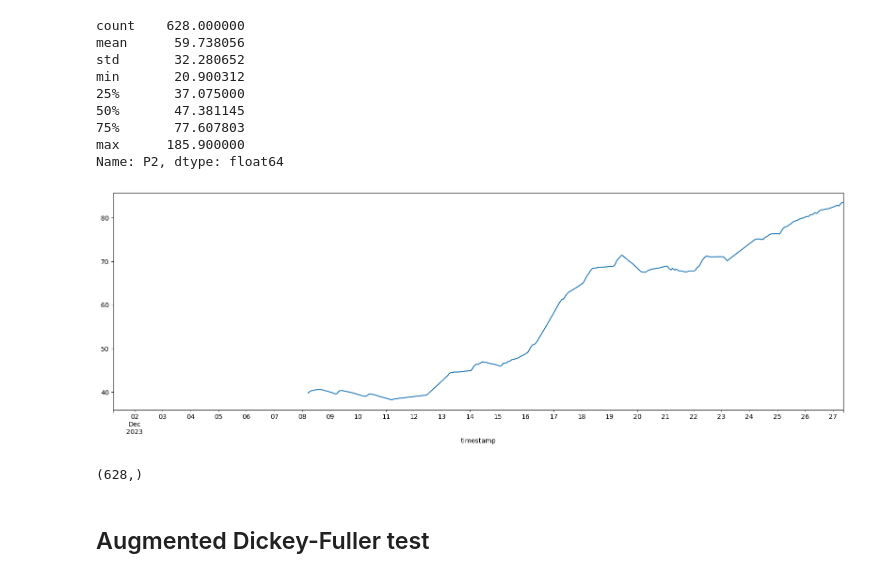
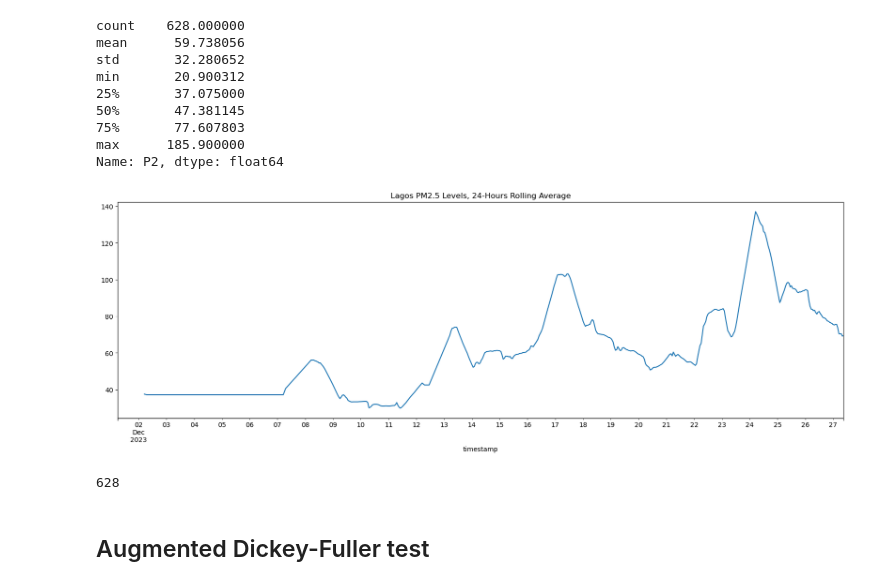
Before and after one commit to ungest/Predicting-air-quality-in-Lagos, a Jupyter notebook: model/air-quality-in-lagos_MongoDB.ipynb, the cells around one changed output. Drawn from its saved outputs; the diff is of its cells as text; code cells hidden in the pictures.

```diff
--- a/model/air-quality-in-lagos_MongoDB.ipynb
+++ b/model/air-quality-in-lagos_MongoDB.ipynb
@@ -170,14 +170,15 @@ max      185.900000
 Name: P2, dtype: float64
 # %%
 fig, ax = plt.subplots(figsize=(20, 6))
-rolling_mean = y.rolling(168).mean()
-rolling_mean.plot();
+rolling_mean = y.rolling(24).mean()
+rolling_mean.plot()
+plt.title("Lagos PM2.5 Levels, 24-Hours Rolling Average");
 # %% [output]
-[figure, old version]
+[figure, new version]
 # %%
-y.shape
+y.size
 # %% [output]
-(628,)
+628
 # %% [markdown]
 ## Augmented Dickey-Fuller test
 # %% [markdown]
```
